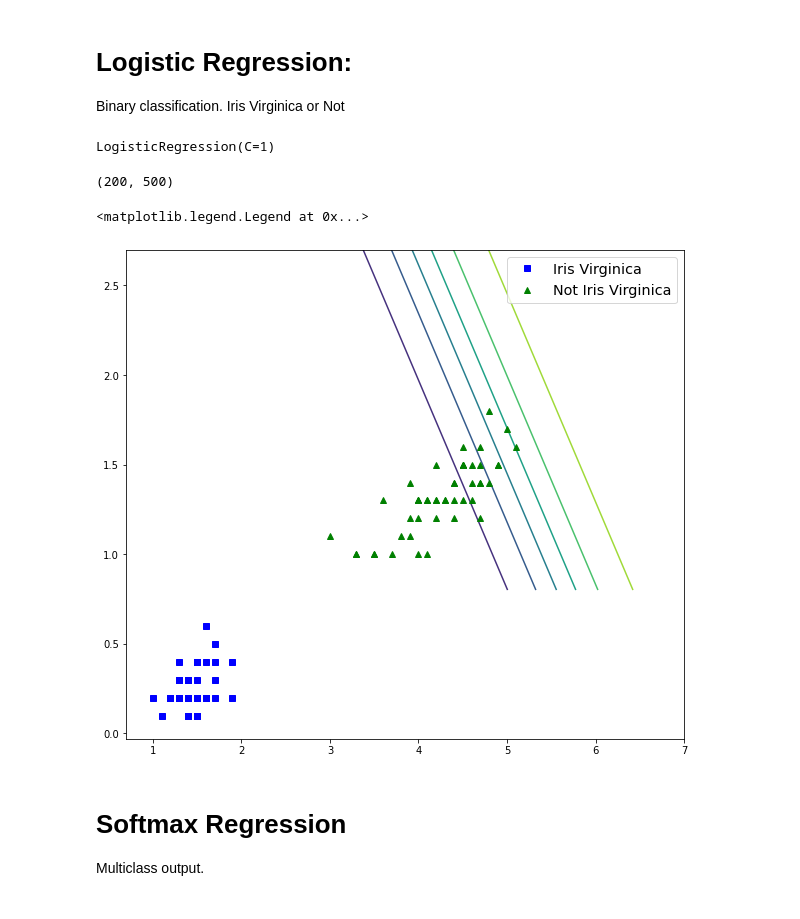
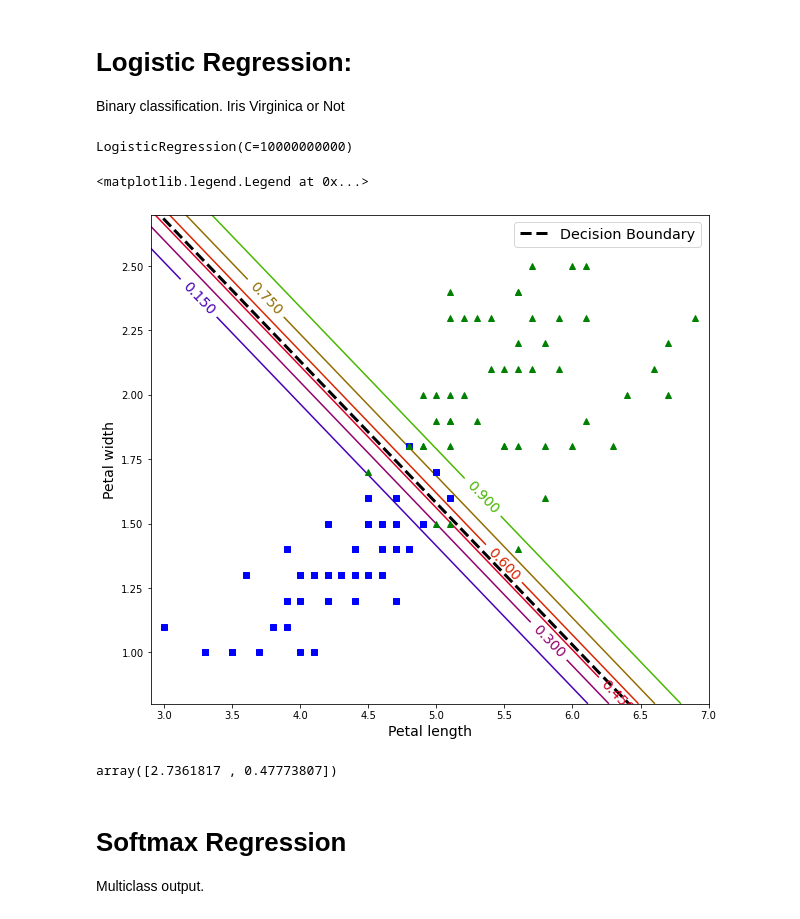
Before and after one commit to psukphranee/Machine-Learning-Projects, a Jupyter notebook: Python SKLearn/Training Models/Iris Dataset.ipynb, the cells around one changed output. Cells and saved outputs as stored; diff of their text form; code cells hidden in the pictures.

```diff
--- a/Python SKLearn/Training Models/Iris Dataset.ipynb
+++ b/Python SKLearn/Training Models/Iris Dataset.ipynb
@@ -112,10 +112,10 @@ from sklearn.linear_model import LogisticRegression
 X = iris.data[:, (2,3)]
 y = (iris.target == 2).astype(int)
 # %%
-log_reg = LogisticRegression(C=1) #currently unregularized
+log_reg = LogisticRegression(C=10**10) #currently unregularized
 log_reg.fit(X,y)
 # %% [output]
-LogisticRegression(C=1)
+LogisticRegression(C=10000000000)
 # %%
 #create meshgrid of x-y values
 
@@ -128,21 +128,32 @@ X_new = np.c_[x0.ravel(), x1.ravel()]
 y_proba = log_reg.predict_proba(X_new)
 # %%
 zz = y_proba[:,1].reshape(x0.shape)
-# %% [output]
-(200, 500)
 # %%
 plt.figure(figsize=(10,9))
 
 left_right = np.array([2.9, 7])
 decision_boundary = -(log_reg.coef_[0][0] + log_reg.intercept_)/log_reg.coef_[0][1]
 
-plt.contour(x0, x1, zz)
-plt.plot(X[y==0, 0], X[y==0, 1], 'bs', label='Iris Virginica')
-plt.plot(X[y==1, 0], X[y==1, 1], 'g^', label='Not Iris Virginica')
+contour = plt.contour(x0, x1, zz, cmap=plt.cm.brg)
+boundary = -(log_reg.coef_[0][0] * left_right + log_reg.intercept_[0]) / log_reg.coef_[0][1]
+
+plt.plot(left_right, boundary, 'k--', linewidth=3, label="Decision Boundary")
+plt.plot(X[y==0, 0], X[y==0, 1], "bs")
+plt.plot(X[y==1, 0], X[y==1, 1], "g^")
+
+plt.xlabel("Petal length", fontsize=14)
+plt.ylabel("Petal width", fontsize=14)
+plt.clabel(contour, fontsize=14)
+
+plt.axis([2.9, 7, 0.8, 2.7])
 plt.legend(fontsize='x-large')
 # %% [output]
 <matplotlib.legend.Legend at 0x...>
-[figure, old version]
+[figure, new version]
+# %%
+boundary
+# %% [output]
+array([2.7361817 , 0.47773807])
 # %% [markdown]
 # Softmax Regression
 Multiclass output.
```
